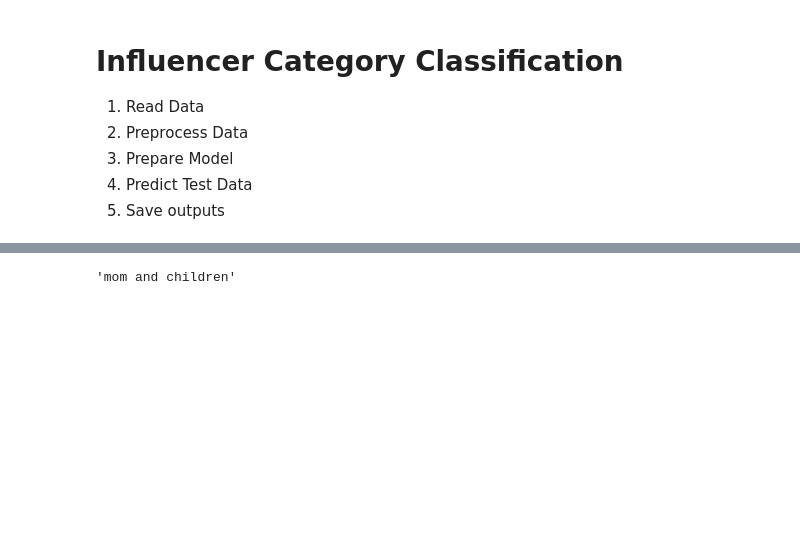
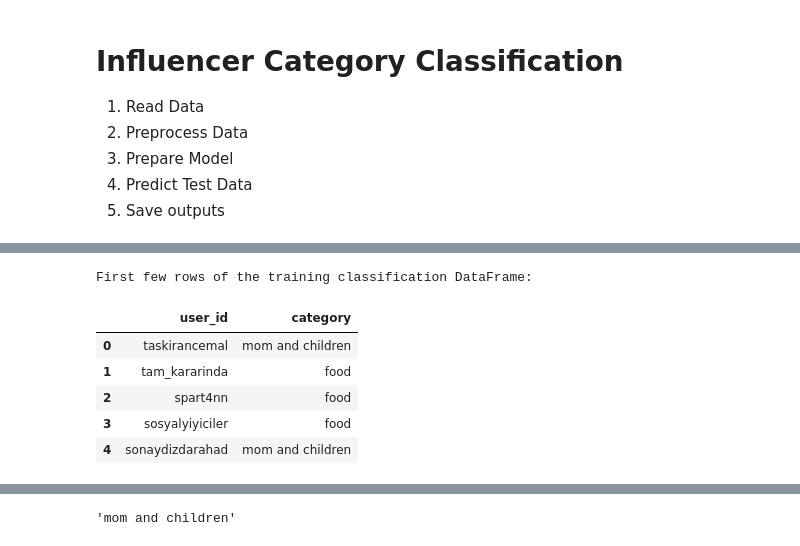
Before and after one commit to MusaMisto/CS412-InstagramInfluencersAnalysis, a Jupyter notebook: notebooks/instagram_influencers_analysis.ipynb, the cells around one changed output, grey strips where cells are left out. Drawn from its saved outputs; the diff is of its cells as text; code cells hidden in the pictures; blank space fills up the shorter version.

```diff
--- a/notebooks/instagram_influencers_analysis.ipynb
+++ b/notebooks/instagram_influencers_analysis.ipynb
@@ -100,3 +41,41 @@ Name: count, dtype: int64
+# %%
+# Step 1: Define File Paths Dynamically
+# Get the current notebook directory
+current_notebook_dir = os.getcwd()
+
+# Get the repo directory (assuming notebooks are inside the "notebooks" folder)
+repo_dir = os.path.abspath(os.path.join(current_notebook_dir, '..'))
+
+# Get the data directory
+data_dir = os.path.join(repo_dir, 'data')
+
+# Get the training directory
+training_dir = os.path.join(data_dir, 'training')
+
+# File path for 'train-classification.csv'
+train_classification_path = os.path.join(training_dir, 'train-classification.csv')
+
+# Step 2: Load Data Dynamically
+train_classification_df = pd.read_csv(train_classification_path)
+train_classification_df = train_classification_df.rename(columns={'Unnamed: 0': 'user_id', 'label': 'category'})
+
+# Step 3: Unify Labels
+train_classification_df["category"] = train_classification_df["category"].apply(str.lower)
+
+# Step 4: Create User-to-Category Mapping
+username2_category = train_classification_df.set_index("user_id").to_dict()["category"]
+
+# Step 5: Verify Output
+print("First few rows of the training classification DataFrame:")
+train_classification_df.head()
+# %% [output]
+First few rows of the training classification DataFrame:
+|  | user_id | category |
+| 0 | taskirancemal | mom and children |
+| 1 | tam_kararinda | food |
+| 2 | spart4nn | food |
+| 3 | sosyalyiyiciler | food |
+| 4 | sonaydizdarahad | mom and children |
 # %%
 # stats about the labels
 train_classification_df.groupby("category").count()
```
Also changed, not shown: parts of 11 cells of this notebook, 1 other file.
